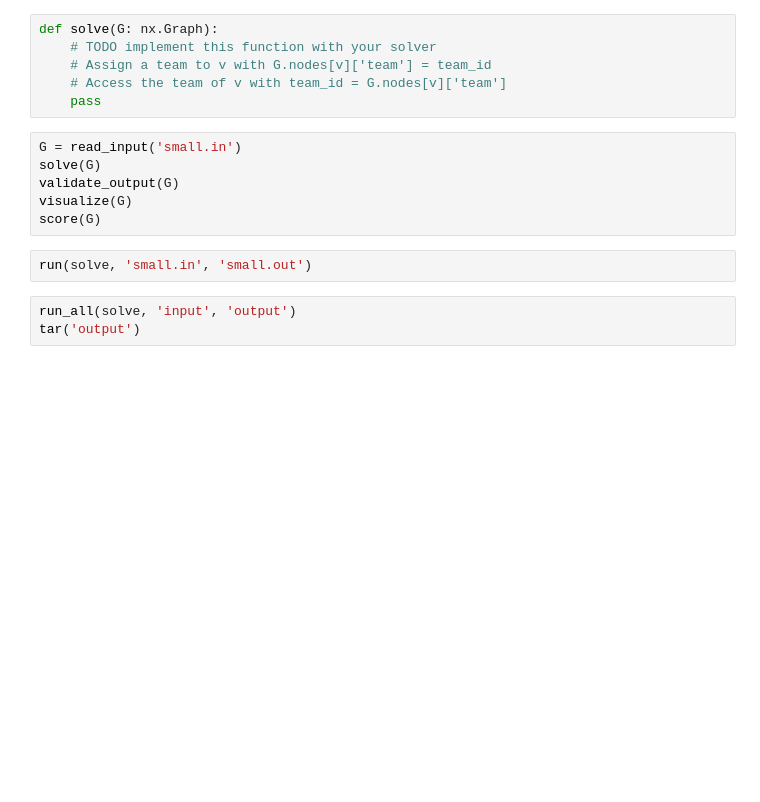
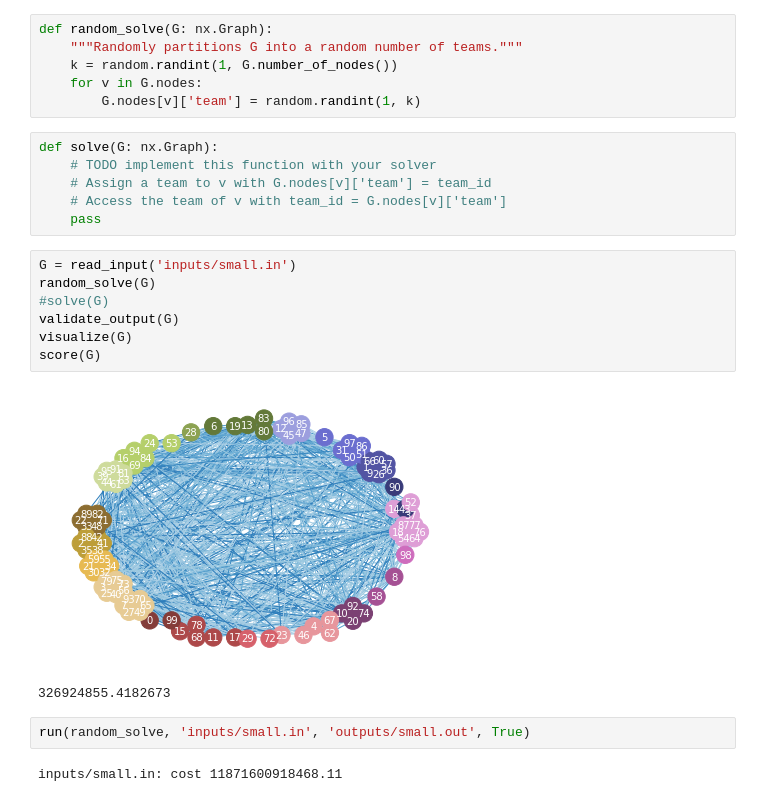
Before and after one commit to riensou/CS-170-Project-Fa22, a Jupyter notebook: main.ipynb, the cells around one changed output. Drawn from its saved outputs; the diff is of its cells as text; blank space fills up the shorter version.

Commit message:
implemented random_solve, bad solution to compare

```diff
--- a/main.ipynb
+++ b/main.ipynb
@@ -78,6 +78,12 @@ write_input(G, 'inputs/large.in')
 [figure]
 # %% [markdown]
 # Phase 2 - Implement your Solver
+# %%
+def random_solve(G: nx.Graph):
+    """Randomly partitions G into a random number of teams."""
+    k = random.randint(1, G.number_of_nodes())
+    for v in G.nodes:
+        G.nodes[v]['team'] = random.randint(1, k)
 # %%
 def solve(G: nx.Graph):
     # TODO implement this function with your solver
@@ -85,13 +91,16 @@ def solve(G: nx.Graph):
     # Access the team of v with team_id = G.nodes[v]['team']
     pass
 # %%
-G = read_input('small.in')
-solve(G)
+G = read_input('inputs/small.in')
+random_solve(G)
+#solve(G)
 validate_output(G)
 visualize(G)
 score(G)
+# %% [output]
+[figure, added]
+326924855.4182673
 # %%
-run(solve, 'small.in', 'small.out')
+run(random_solve, 'inputs/small.in', 'outputs/small.out', True)
+# %% [output]
+inputs/small.in: cost 11871600918468.11
-# %%
-run_all(solve, 'input', 'output')
-tar('output')
```
Also changed, not shown: parts of 1 cell of this notebook, 5 other files.
